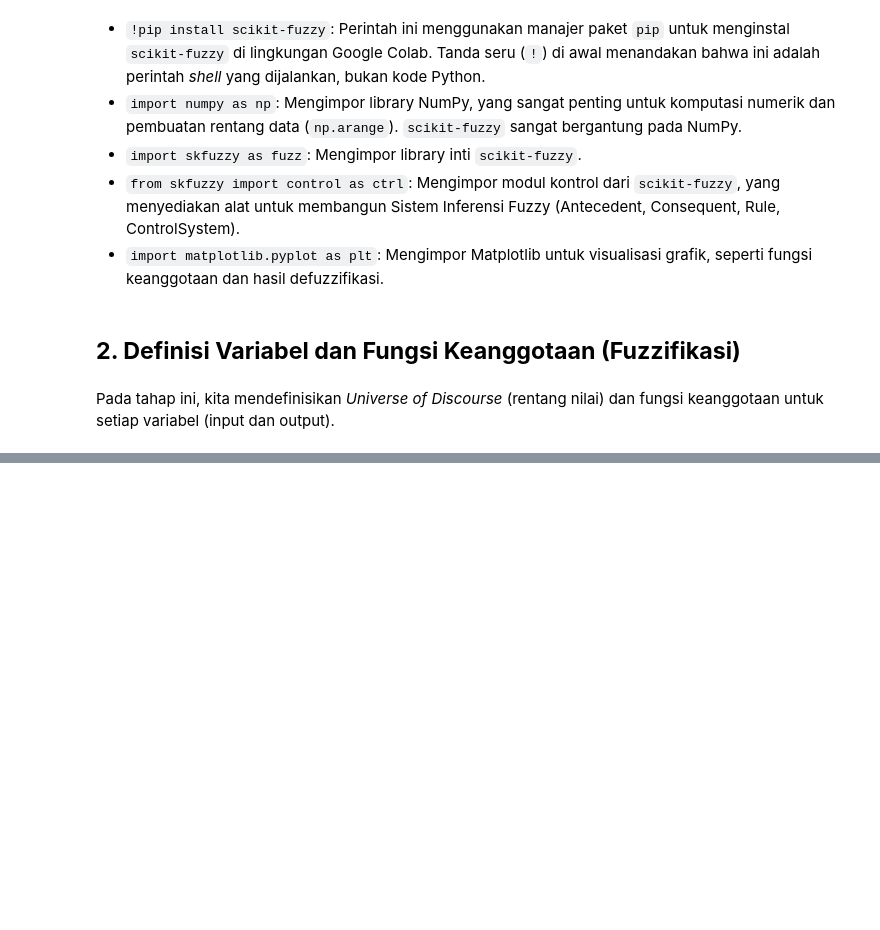
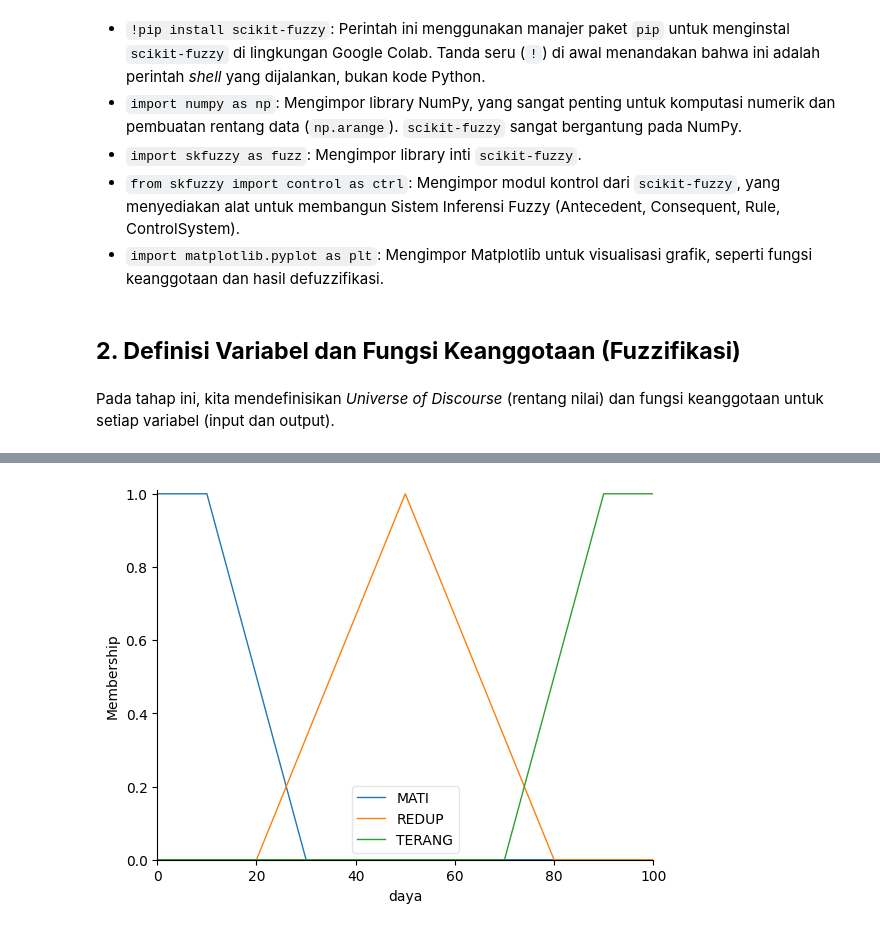
Before and after one commit to LatiefDataVisionary/data-science-modelling-and-simulation-college-task, a Jupyter notebook: src/fuzzy_mamdani_case.ipynb, the cells around one changed output, grey strips where cells are left out. Drawn from its saved outputs; the diff is of its cells as text; code cells hidden in the pictures; blank space fills up the shorter version.

```diff
--- a/src/fuzzy_mamdani_case.ipynb
+++ b/src/fuzzy_mamdani_case.ipynb
@@ -62,0 +73,4 @@ daya['TERANG'] = fuzz.trapmf(daya.universe, [70, 90, 100, 100])
+# %%
+daya.view()
+# %% [output]
+[figure, added]
```
Also changed, not shown: parts of 6 cells of this notebook.
